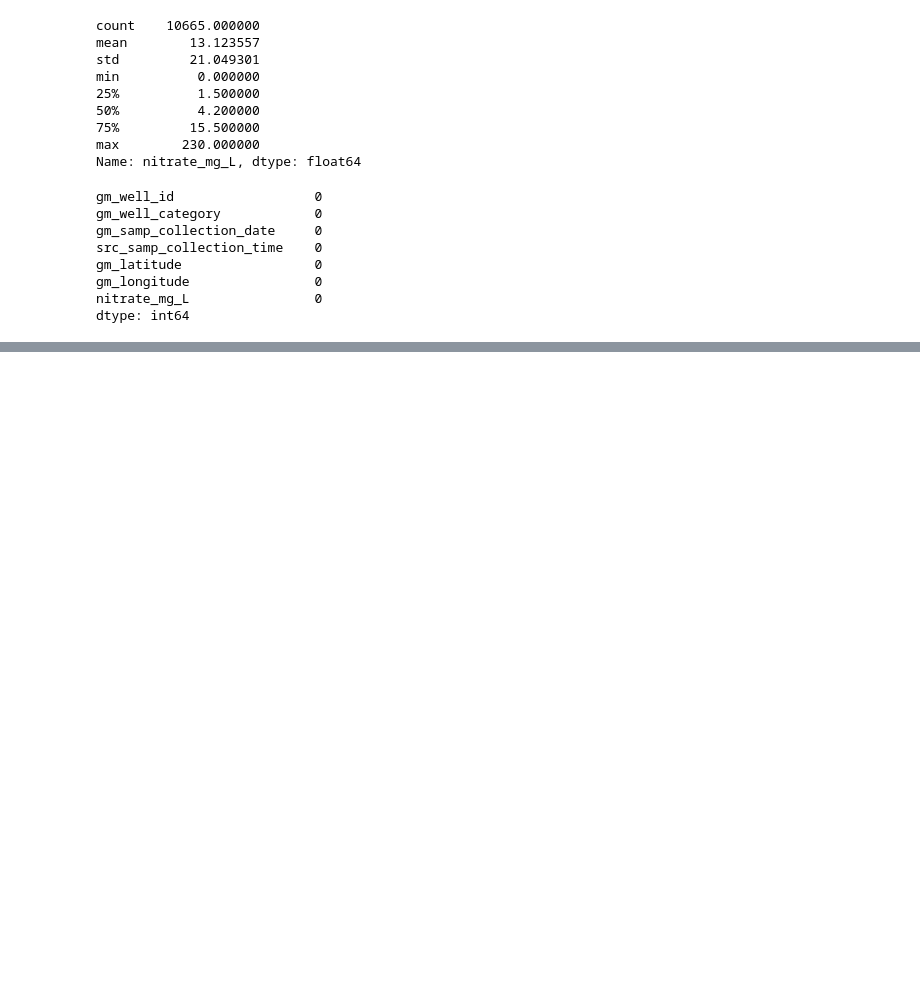
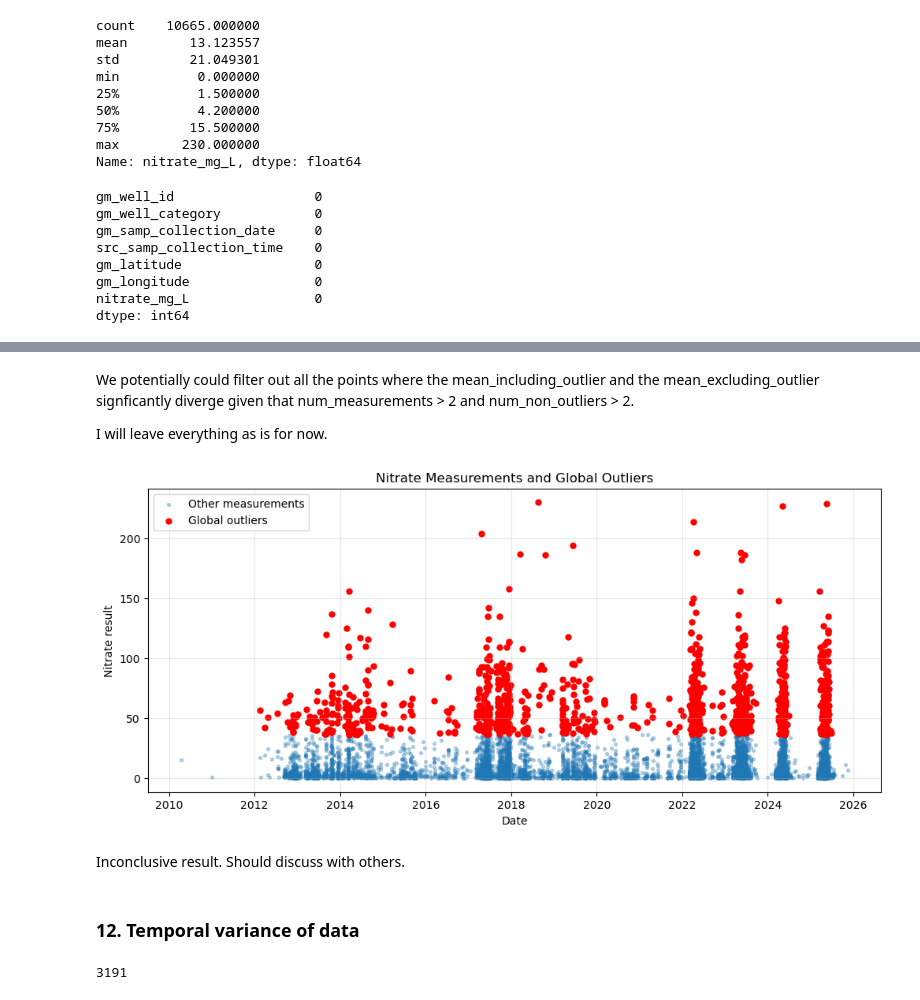
Before and after one commit to Erdos-Projects/fall-2026-infrastructure-placement, a Jupyter notebook: notebooks/groundwater/gwater_clean.ipynb, the cells around one changed output, grey strips where cells are left out. Cells and saved outputs as stored; diff of their text form; code cells hidden in the pictures; blank space fills up the shorter version.

Commit message:
temporal analysis of groundwater data

```diff
--- a/notebooks/groundwater/gwater_clean.ipynb
+++ b/notebooks/groundwater/gwater_clean.ipynb
@@ -385,0 +488,35 @@ dtype: int64
+# %% [markdown]
+We potentially could filter out all the points where the mean_including_outlier and the mean_excluding_outlier signficantly diverge given that num_measurements > 2 and num_non_outliers > 2.
+
+I will leave everything as is for now.
+# %%
+plt.figure(figsize=(12, 5))
+
+plt.scatter(
+    groundwater_final["gm_samp_collection_date"],
+    groundwater_final["nitrate_mg_L"],
+    s=8,
+    alpha=0.3,
+    label="Other measurements"
+)
+
+plt.scatter(
+    outliers["gm_samp_collection_date"].loc[outliers["is_outlier"]],
+    outliers["nitrate_mg_L"].loc[outliers["is_outlier"]],
+    s=25,
+    color="red",
+    label="Global outliers"
+)
+
+plt.xlabel("Date")
+plt.ylabel("Nitrate result")
+plt.title("Nitrate Measurements and Global Outliers")
+plt.legend()
+plt.grid(alpha=0.3)
+plt.show()
+# %% [output]
+[figure, added]
+# %% [markdown]
+Inconclusive result. Should discuss with others.
+# %% [markdown]
+### 12. Temporal variance of data
@@ -385,0 +544,5 @@ dtype: int64
+# %%
+## 3191 unique geographical points out of 10665
+groundwater[["gm_latitude", "gm_longitude"]].drop_duplicates().shape[0]
+# %% [output]
+3191
```
Also changed, not shown: parts of 16 cells of this notebook, 6 other files.
